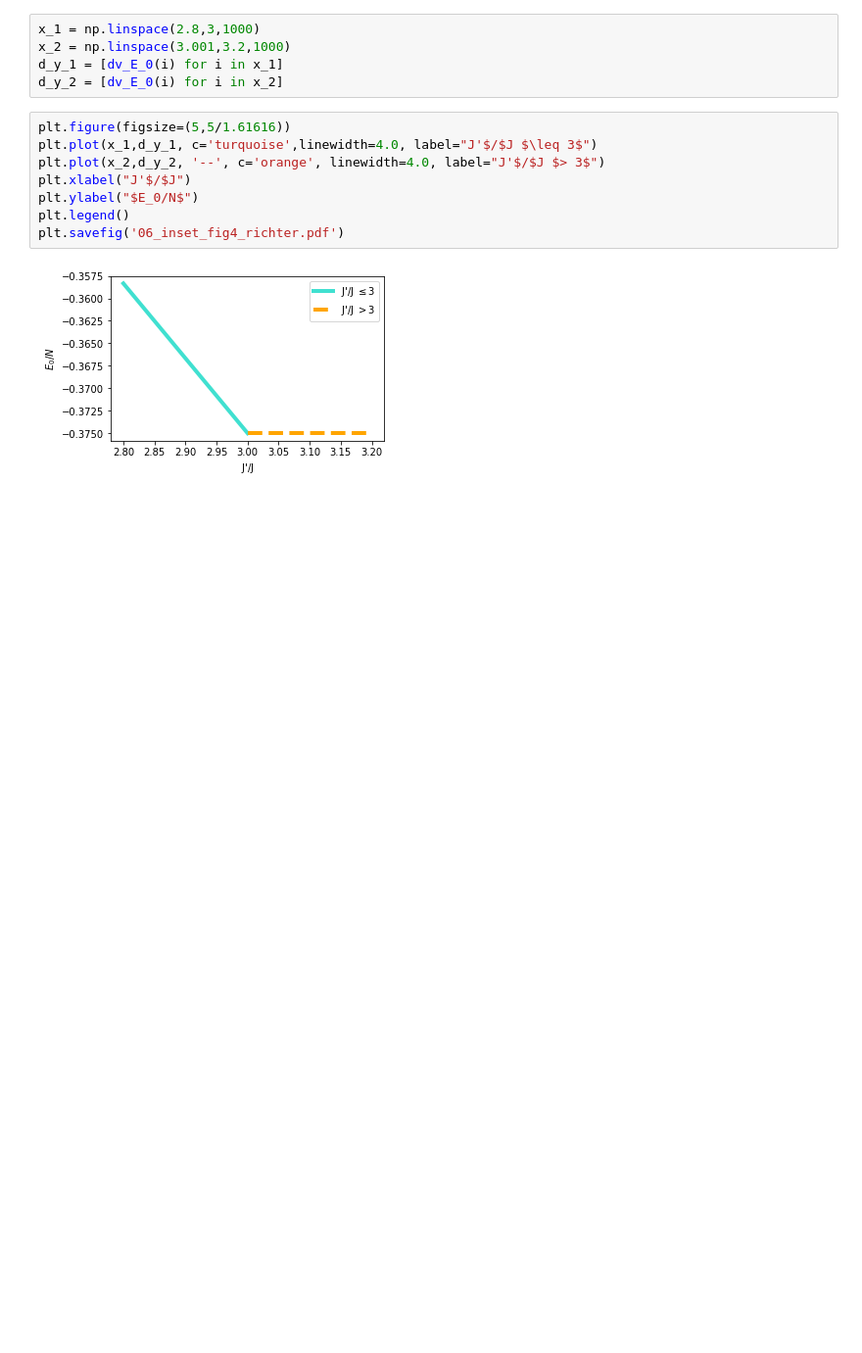
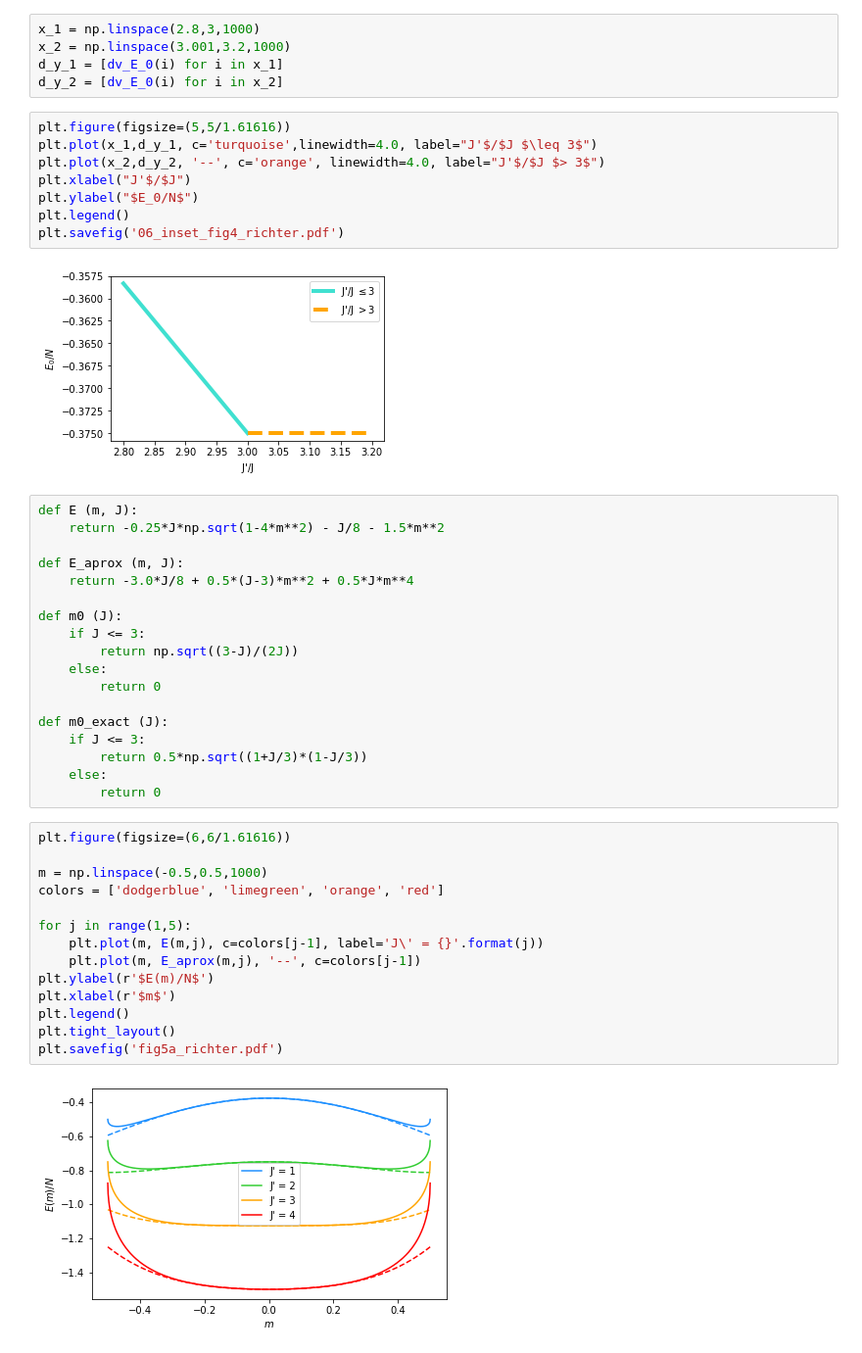
Before and after one commit to sofiaalvarezlopez/HW6-Solid-State-Physics, a Jupyter notebook: Tarea 6.ipynb, the cells around one changed output. Shown: that part at 98% size. Cells and saved outputs as stored; diff of their text form; blank space fills up the shorter version.

```diff
--- a/Tarea 6.ipynb
+++ b/Tarea 6.ipynb
@@ -139,3 +141,37 @@ plt.legend()
 plt.savefig('06_inset_fig4_richter.pdf')
 # %% [output]
 [figure]
+# %%
+def E (m, J):
+    return -0.25*J*np.sqrt(1-4*m**2) - J/8 - 1.5*m**2
+
+def E_aprox (m, J):
+    return -3.0*J/8 + 0.5*(J-3)*m**2 + 0.5*J*m**4
+
+def m0 (J):
+    if J <= 3:
+        return np.sqrt((3-J)/(2J))
+    else:
+        return 0
+
+def m0_exact (J):
+    if J <= 3:
+        return 0.5*np.sqrt((1+J/3)*(1-J/3))
+    else:
+        return 0
+# %%
+plt.figure(figsize=(6,6/1.61616))
+
+m = np.linspace(-0.5,0.5,1000)
+colors = ['dodgerblue', 'limegreen', 'orange', 'red']
+
+for j in range(1,5):
+    plt.plot(m, E(m,j), c=colors[j-1], label='J\' = {}'.format(j))
+    plt.plot(m, E_aprox(m,j), '--', c=colors[j-1])
+plt.ylabel(r'$E(m)/N$')
+plt.xlabel(r'$m$')
+plt.legend()
+plt.tight_layout()
+plt.savefig('fig5a_richter.pdf')
+# %% [output]
+[figure, added]
```
Also changed, not shown: parts of 3 cells of this notebook, 6 other files.
